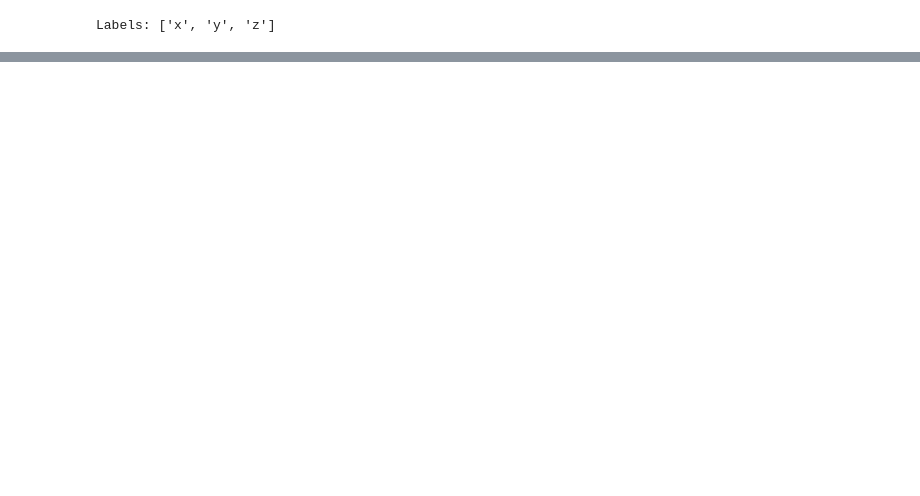
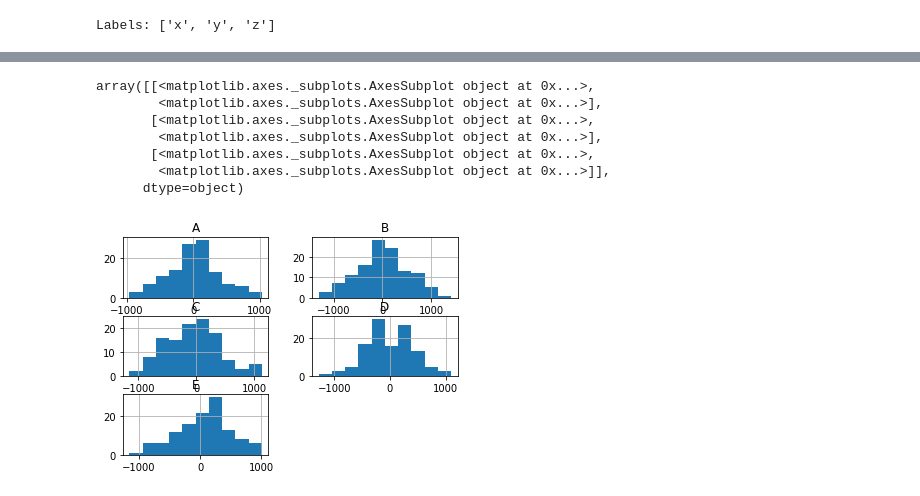
Before and after one commit to VishalKotian/QXI_DataScience_Vishal, a Jupyter notebook: Unit1_PythonBasics/FileOperations.ipynb, the cells around one changed output, grey strips where cells are left out. Saved outputs shown, nothing was run; the diff lists cells and outputs as text; code cells hidden in the pictures; blank space fills up the shorter version.

```diff
--- a/Unit1_PythonBasics/FileOperations.ipynb
+++ b/Unit1_PythonBasics/FileOperations.ipynb
@@ -35,0 +1297,5 @@ Dictionary: {'x': 3, 'y': 4, 'z': 5}
+# %%
+np.random.seed(200)
+df1 = pd.DataFrame(rn(120,5)*np.sin(20)*500,columns=['A','B','C','D','E'])
+np.random.seed(300)
+df2 = pd.DataFrame(rn(100,6)*np.sin(20)*50,columns=['A','B','C','D','E','F'])
@@ -35,0 +1334,11 @@ Dictionary: {'x': 3, 'y': 4, 'z': 5}
+# %%
+df1.hist()
+# %% [output]
+array([[<matplotlib.axes._subplots.AxesSubplot object at 0x...>,
+        <matplotlib.axes._subplots.AxesSubplot object at 0x...>],
+       [<matplotlib.axes._subplots.AxesSubplot object at 0x...>,
+        <matplotlib.axes._subplots.AxesSubplot object at 0x...>],
+       [<matplotlib.axes._subplots.AxesSubplot object at 0x...>,
+        <matplotlib.axes._subplots.AxesSubplot object at 0x...>]],
+      dtype=object)
+[figure, added]
```
Also changed, not shown: parts of 553 cells of this notebook, 16 other files.
